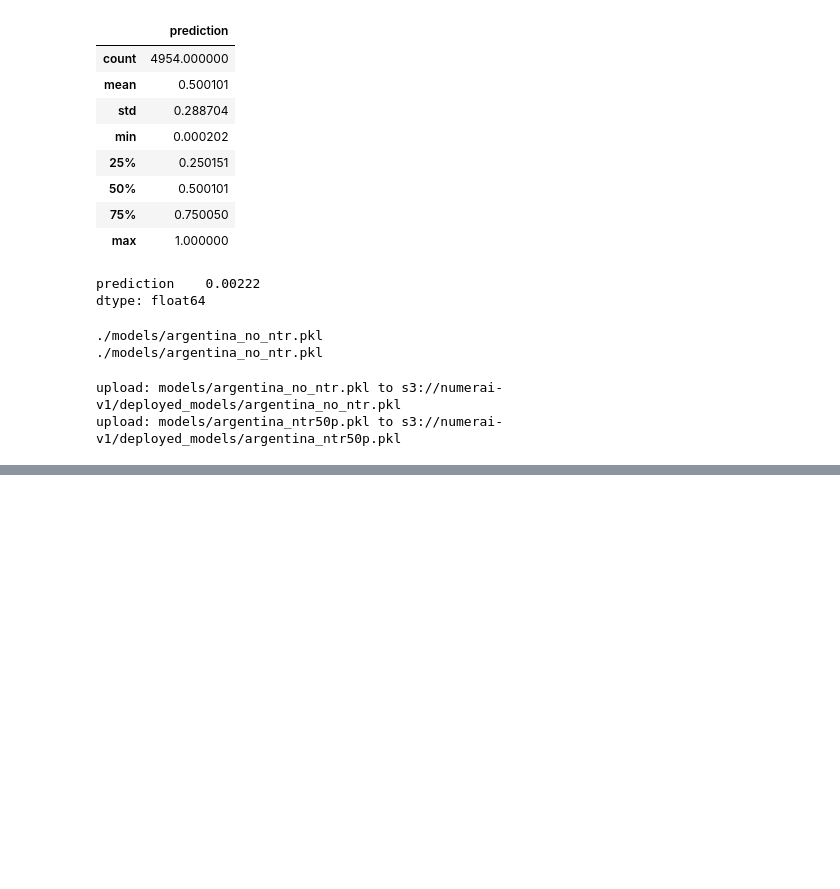
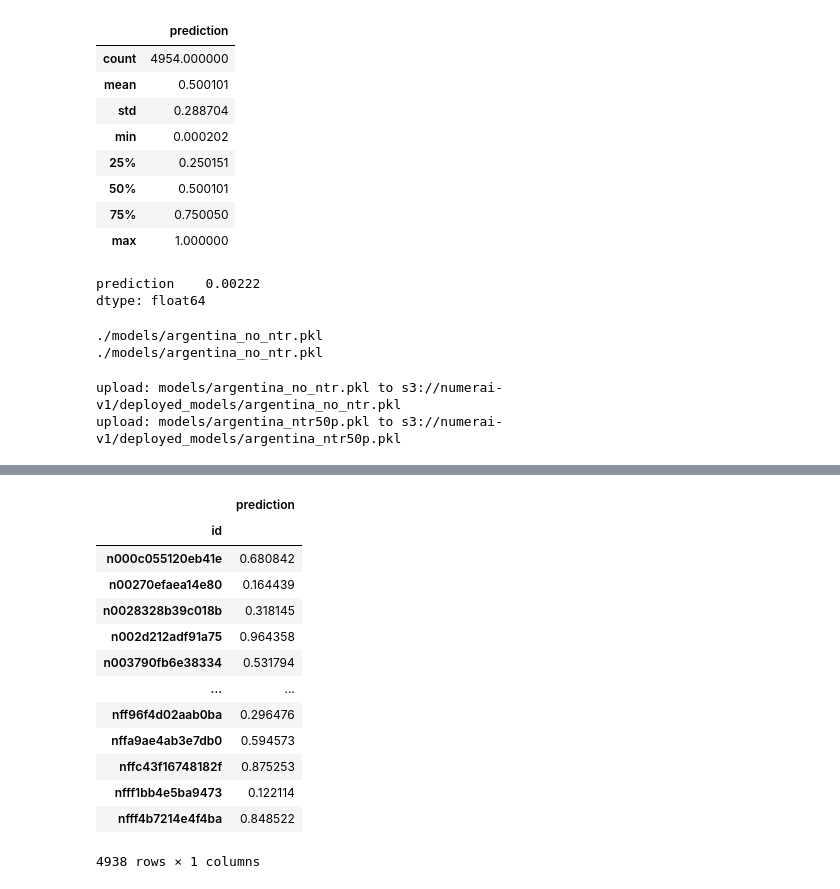
Before and after one commit to psvishnu91/numerai, a Jupyter notebook: numerai/deploy/task6-create-deploy-models.ipynb, the cells around one changed output, grey strips where cells are left out. Drawn from its saved outputs; the diff is of its cells as text; code cells hidden in the pictures; blank space fills up the shorter version.

Commit message:
Added model deploy sanity checks

```diff
--- a/numerai/deploy/task6-create-deploy-models.ipynb
+++ b/numerai/deploy/task6-create-deploy-models.ipynb
@@ -418,0 +427,2 @@ upload: models/argentina_ntr50p.pkl to s3://numerai-v1/deployed_models/argentina
+# %%
+model = pickle.load(open("./models/argentina_no_ntr.pkl", "rb"))
@@ -418,0 +433,7 @@ upload: models/argentina_ntr50p.pkl to s3://numerai-v1/deployed_models/argentina
+# %%
+live_data = pd.read_parquet("./20230525.parquet")
+# %%
+feats = [c for c in live_data.columns if c.startswith("feature")]
+live_data[feats] = live_data[feats].astype(np.int8)
+# %%
+df = model.predict(live_data)
@@ -418,0 +443,17 @@ upload: models/argentina_ntr50p.pkl to s3://numerai-v1/deployed_models/argentina
+# %%
+df
+# %% [output]
+|  | prediction |
+| id |  |
+| n000c055120eb41e | 0.680842 |
+| n00270efaea14e80 | 0.164439 |
+| n0028328b39c018b | 0.318145 |
+| n002d212adf91a75 | 0.964358 |
+| n003790fb6e38334 | 0.531794 |
+| ... | ... |
+| nff96f4d02aab0ba | 0.296476 |
+| nffa9ae4ab3e7db0 | 0.594573 |
+| nffc43f16748182f | 0.875253 |
+| nfff1bb4e5ba9473 | 0.122114 |
+| nfff4b7214e4f4ba | 0.848522 |
+4938 rows × 1 columns
```
Also changed, not shown: parts of 22 cells of this notebook.
